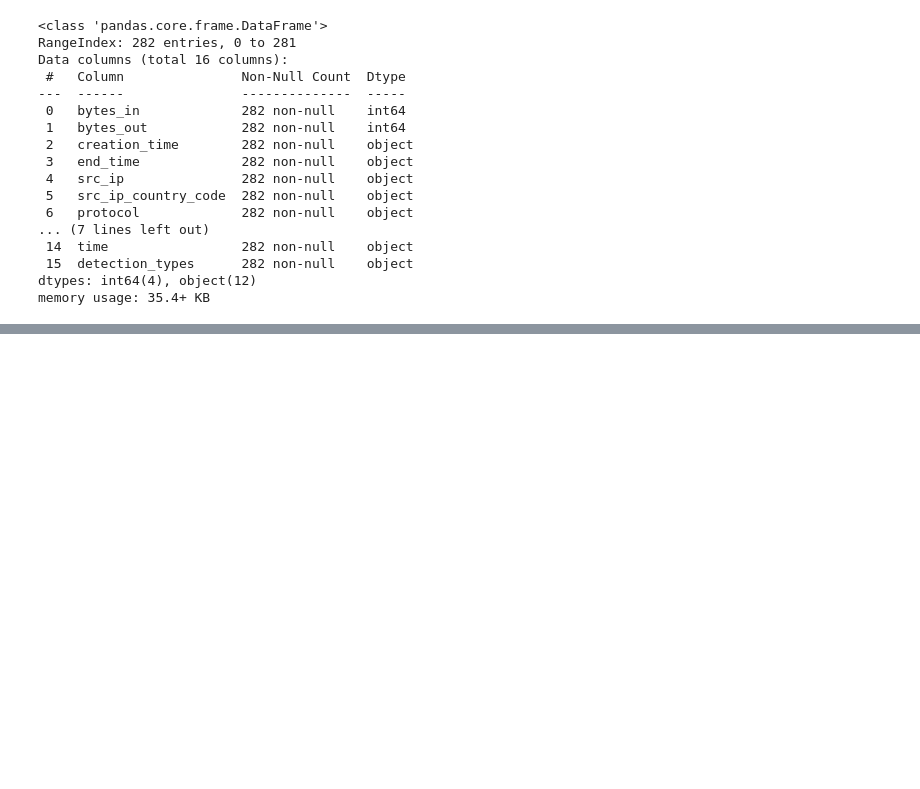
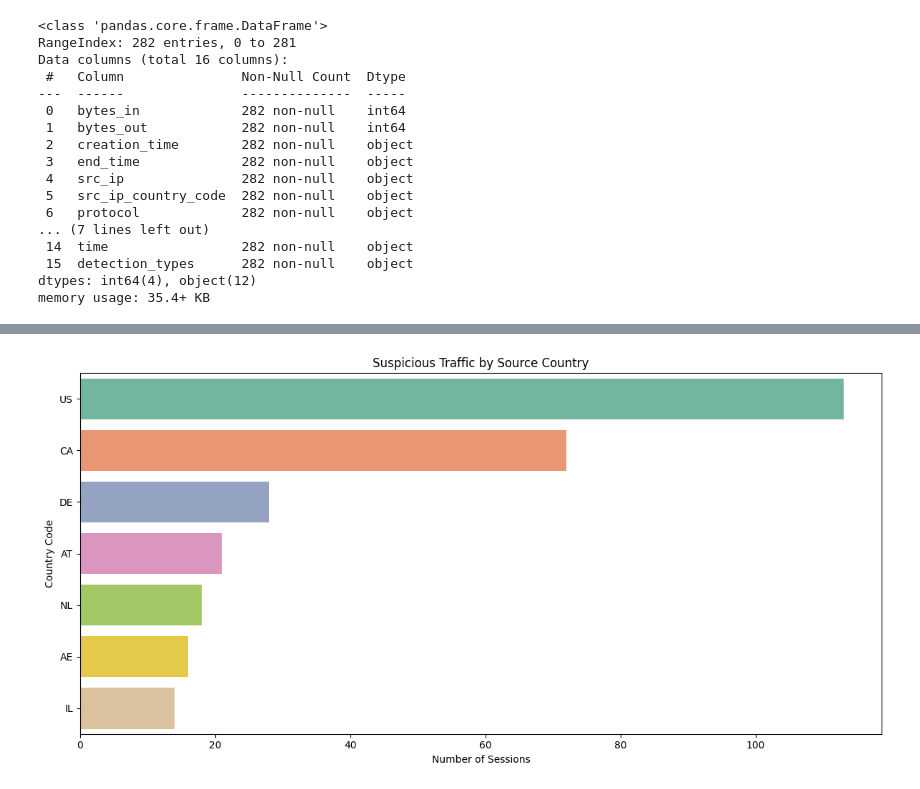
Before and after one commit to DhruvPatel3006/Cybersecurity-Web-Threat-Detection, a Jupyter notebook: notebook/analysis.ipynb, the cells around one changed output, grey strips where cells are left out. Saved outputs shown, nothing was run; the diff lists cells and outputs as text; code cells hidden in the pictures; blank space fills up the shorter version.

```diff
--- a/notebook/analysis.ipynb
+++ b/notebook/analysis.ipynb
@@ -593,0 +203,15 @@ print("=" * 65)
+# %%
+plt.figure(figsize=(12, 6))
+sns.countplot(
+    y='src_ip_country_code',
+    data=df,
+    order=df['src_ip_country_code'].value_counts().index,
+    palette='Set2'
+)
+plt.title('Suspicious Traffic by Source Country')
+plt.xlabel('Number of Sessions')
+plt.ylabel('Country Code')
+plt.tight_layout()
+plt.show()
+# %% [output]
+[figure, added]
```
Also changed, not shown: parts of 65 cells of this notebook, 2 other files.
